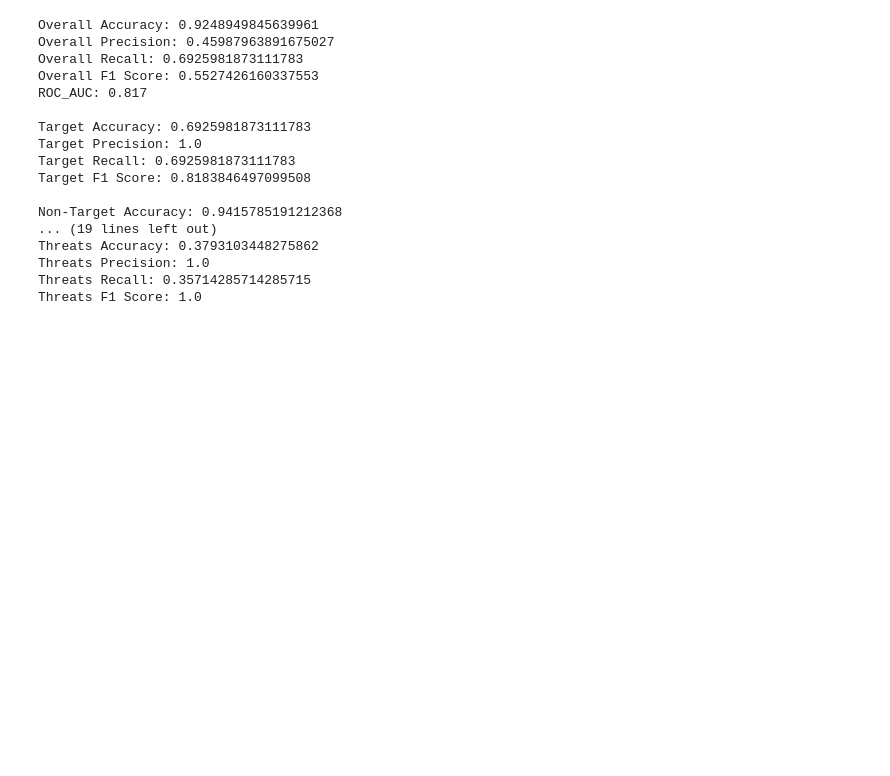
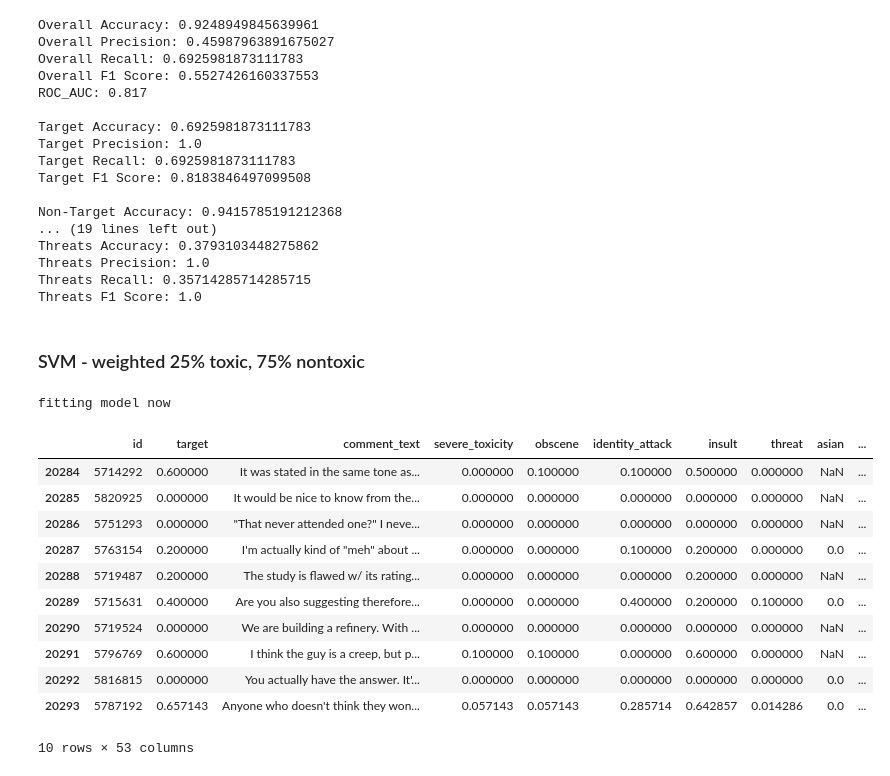
Before and after one commit to natashamathur/no_hate_all_love, a Jupyter notebook: SVM_final.ipynb, the cells around one changed output. Drawn from its saved outputs; the diff is of its cells as text; code cells hidden in the pictures; blank space fills up the shorter version.

```diff
--- a/SVM_final.ipynb
+++ b/SVM_final.ipynb
@@ -320,3 +177,29 @@ Threats Accuracy: 0.3793103448275862
 Threats Precision: 1.0
 Threats Recall: 0.35714285714285715
 Threats F1 Score: 1.0
+# %% [markdown]
+### SVM - weighted 25% toxic, 75% nontoxic
+# %%
+classifier, output, fitted_vectorizer = mf.run_model(model_df=prepared_25,
+                                                     model_type="SVM",
+                                                     comments = "cleaned_no_stem_str",
+                                                     train_perc=0.95,
+                                                     target="toxicity_category",
+                                                     see_inside=False)
+# %% [output]
+fitting model now
+# %%
+output.head(10)
+# %% [output]
+|  | id | target | comment_text | severe_toxicity | obscene | identity_attack | insult | threat | asian | ... |
+| 20284 | 5714292 | 0.600000 | It was stated in the same tone as... | 0.000000 | 0.100000 | 0.100000 | 0.500000 | 0.000000 | NaN | ... |
+| 20285 | 5820925 | 0.000000 | It would be nice to know from the... | 0.000000 | 0.000000 | 0.000000 | 0.000000 | 0.000000 | NaN | ... |
+| 20286 | 5751293 | 0.000000 | "That never attended one?" I neve... | 0.000000 | 0.000000 | 0.000000 | 0.000000 | 0.000000 | NaN | ... |
+| 20287 | 5763154 | 0.200000 | I'm actually kind of "meh" about ... | 0.000000 | 0.000000 | 0.100000 | 0.200000 | 0.000000 | 0.0 | ... |
+| 20288 | 5719487 | 0.200000 | The study is flawed w/ its rating... | 0.000000 | 0.000000 | 0.000000 | 0.200000 | 0.000000 | NaN | ... |
+| 20289 | 5715631 | 0.400000 | Are you also suggesting therefore... | 0.000000 | 0.000000 | 0.400000 | 0.200000 | 0.100000 | 0.0 | ... |
+| 20290 | 5719524 | 0.000000 | We are building a refinery. With ... | 0.000000 | 0.000000 | 0.000000 | 0.000000 | 0.000000 | NaN | ... |
+| 20291 | 5796769 | 0.600000 | I think the guy is a creep, but p... | 0.100000 | 0.100000 | 0.000000 | 0.600000 | 0.000000 | NaN | ... |
+| 20292 | 5816815 | 0.000000 | You actually have the answer. It'... | 0.000000 | 0.000000 | 0.000000 | 0.000000 | 0.000000 | 0.0 | ... |
+| 20293 | 5787192 | 0.657143 | Anyone who doesn't think they won... | 0.057143 | 0.057143 | 0.285714 | 0.642857 | 0.014286 | 0.0 | ... |
+10 rows × 53 columns
```
Also changed, not shown: parts of 26 cells of this notebook, 2 other files.
